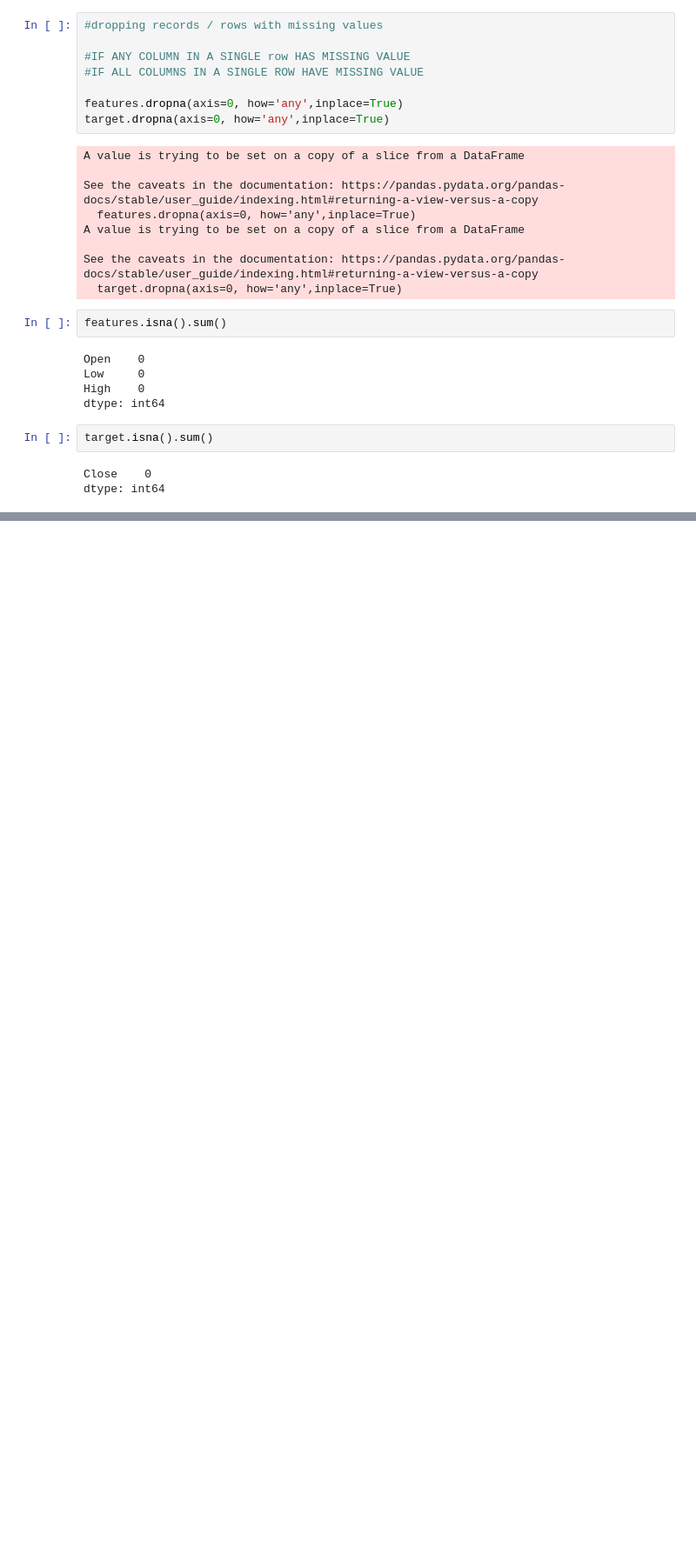
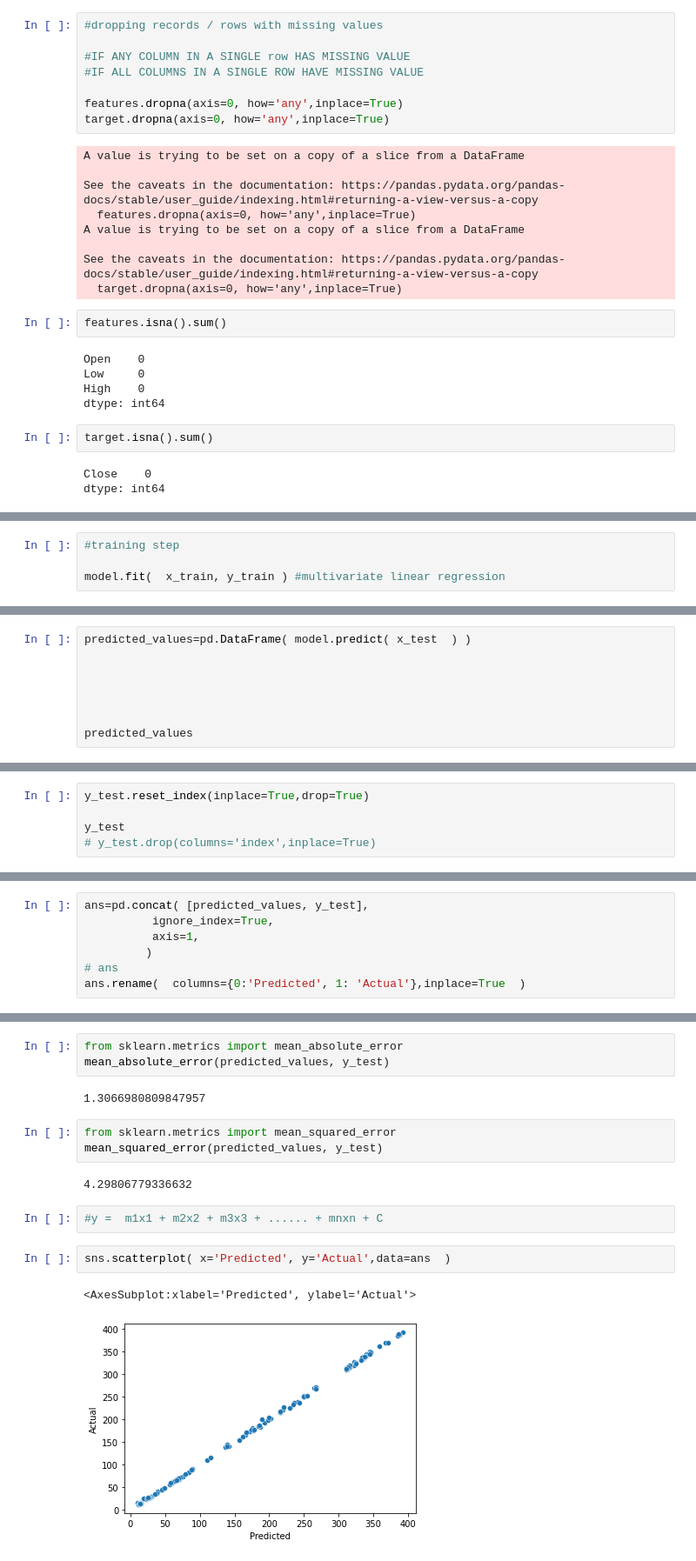
Before and after one commit to deeptiigupta/TataSteelsTraining, a Jupyter notebook: Day 1-Linear Regression .ipynb, the cells around one changed output, grey strips where cells are left out. Shown at 87% size. Cells and saved outputs as stored; diff of their text form; blank space fills up the shorter version.

```diff
--- a/Day 1-Linear Regression .ipynb
+++ b/Day 1-Linear Regression .ipynb
@@ -158,0 +253,4 @@ Linear Regression ------------> predicting a numerical value based on a set of f
+# %%
+#training step
+
+model.fit(  x_train, y_train ) #multivariate linear regression
@@ -158,0 +263,8 @@ Linear Regression ------------> predicting a numerical value based on a set of f
+# %%
+predicted_values=pd.DataFrame( model.predict( x_test  ) )
+
+
+
+
+
+predicted_values
@@ -158,0 +301,5 @@ Linear Regression ------------> predicting a numerical value based on a set of f
+# %%
+y_test.reset_index(inplace=True,drop=True)
+
+y_test
+# y_test.drop(columns='index',inplace=True)
@@ -158,0 +320,7 @@ Linear Regression ------------> predicting a numerical value based on a set of f
+# %%
+ans=pd.concat( [predicted_values, y_test],
+          ignore_index=True,
+          axis=1,
+         )
+# ans
+ans.rename(  columns={0:'Predicted', 1: 'Actual'},inplace=True  )
@@ -158,0 +356,17 @@ Linear Regression ------------> predicting a numerical value based on a set of f
+# %%
+from sklearn.metrics import mean_absolute_error
+mean_absolute_error(predicted_values, y_test)
+# %% [output]
+1.3066980809847957
+# %%
+from sklearn.metrics import mean_squared_error
+mean_squared_error(predicted_values, y_test)
+# %% [output]
+4.29806779336632
+# %%
+#y =  m1x1 + m2x2 + m3x3 + ...... + mnxn + C
+# %%
+sns.scatterplot( x='Predicted', y='Actual',data=ans  )
+# %% [output]
+<AxesSubplot:xlabel='Predicted', ylabel='Actual'>
+[figure, added]
```
Also changed, not shown: parts of 27 cells of this notebook, 5 other files.
